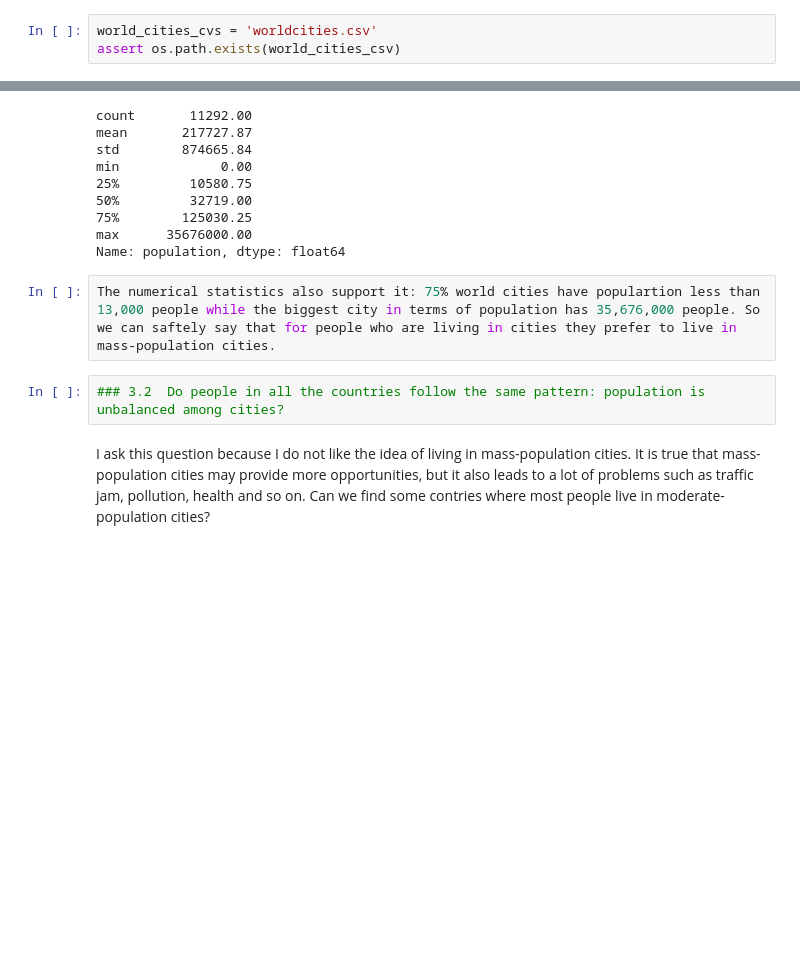
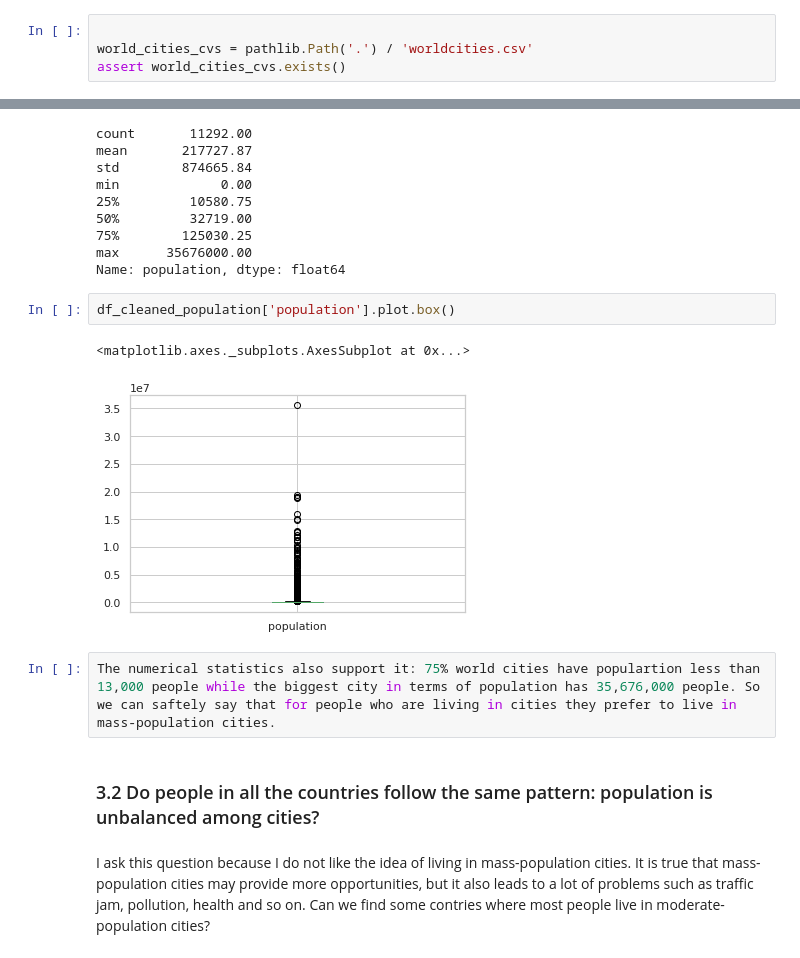
Before and after one commit to ifeelfree/data_scientist, a Jupyter notebook: analysis.ipynb, the cells around one changed output, grey strips where cells are left out. Drawn from its saved outputs; the diff is of its cells as text; blank space fills up the shorter version.

```diff
--- a/analysis.ipynb
+++ b/analysis.ipynb
@@ -18,8 +16,9 @@ sns.set(style="whitegrid")
 # %% [markdown]
 Next we need download the data set, and for simplicity we assume it has been downloaded, unzipped and put in the current working directory.
 # %%
-world_cities_cvs = 'worldcities.csv'
-assert os.path.exists(world_cities_csv)
+
+world_cities_cvs = pathlib.Path('.') / 'worldcities.csv'
+assert world_cities_cvs.exists()
 # %% [markdown]
 Let's read the file and see what kind of information is contained there.
 # %%
@@ -121,10 +124,15 @@ min             0.00
 75%        125030.25
 max      35676000.00
 Name: population, dtype: float64
+# %%
+df_cleaned_population['population'].plot.box()
+# %% [output]
+<matplotlib.axes._subplots.AxesSubplot at 0x...>
+[figure, added]
 # %%
 The numerical statistics also support it: 75% world cities have populartion less than 13,000 people while the biggest city in terms of population has 35,676,000 people. So we can saftely say that for people who are living in cities they prefer to live in mass-population cities.
-# %%
-### 3.2  Do people in all the countries follow the same pattern: population is unbalanced among cities?
+# %% [markdown]
+### 3.2  Do people in all the countries follow the same pattern: population is unbalanced among cities?
 # %% [markdown]
 I ask this question because I do not like the idea of living in mass-population cities. It is true that mass-population cities may provide more opportunities, but it also leads to a lot of problems such as traffic jam, pollution, health and so on. Can we find some contries where most people live in moderate-population cities?
 # %% [markdown]
```
Also changed, not shown: parts of 32 cells of this notebook.
